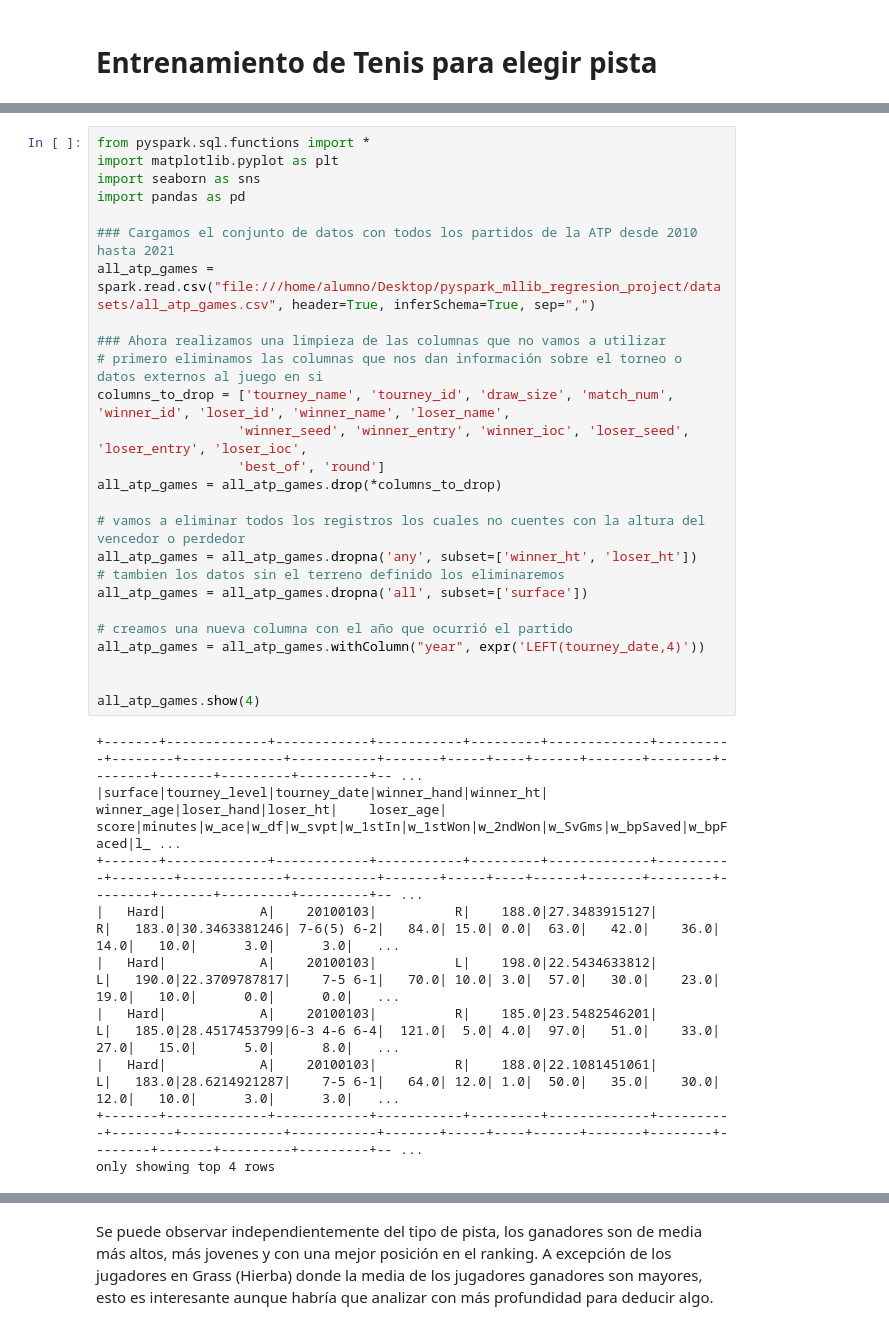
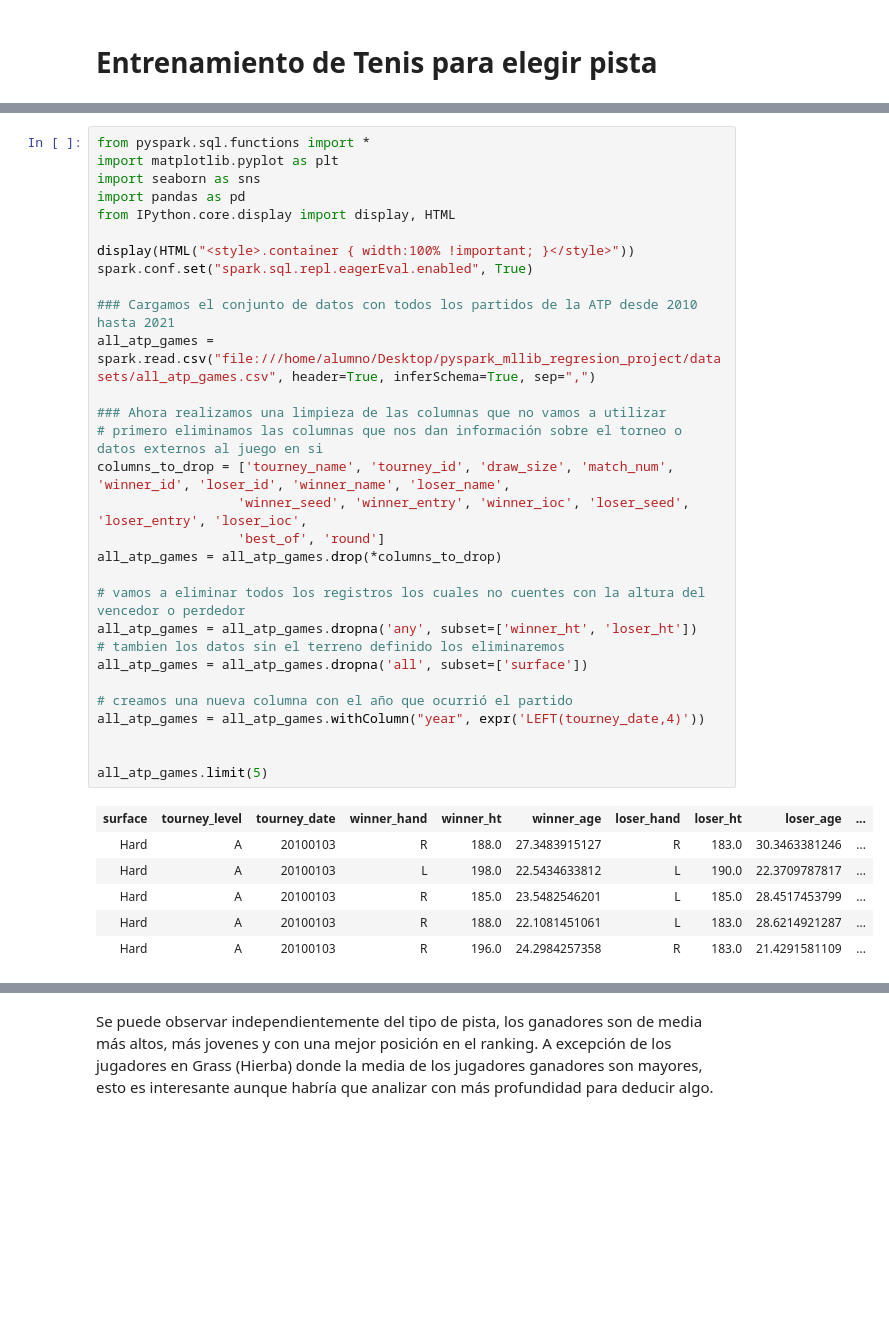
Before and after one commit to CarlosCanut/pyspark_mllib_regresion_project, a Jupyter notebook: proyecto_carlos_canut_tenis.ipynb, the cells around one changed output, grey strips where cells are left out. Cells and saved outputs as stored; diff of their text form; blank space fills up the shorter version.

```diff
--- a/proyecto_carlos_canut_tenis.ipynb
+++ b/proyecto_carlos_canut_tenis.ipynb
@@ -8,37 +8,38 @@ Para este proyecto vamos a utilizar el conjunto de datos de los partidos realiza
 # %%
 from pyspark.sql.functions import *
 import matplotlib.pyplot as plt
 import seaborn as sns
 import pandas as pd
+from IPython.core.display import display, HTML
+
+display(HTML("<style>.container { width:100% !important; }</style>"))
+spark.conf.set("spark.sql.repl.eagerEval.enabled", True)
 
 ### Cargamos el conjunto de datos con todos los partidos de la ATP desde 2010 hasta 2021
 all_atp_games = spark.read.csv("file:///home/alumno/Desktop/pyspark_mllib_regresion_project/datasets/all_atp_games.csv", header=True, inferSchema=True, sep=",")
 
 ### Ahora realizamos una limpieza de las columnas que no vamos a utilizar
 # primero eliminamos las columnas que nos dan información sobre el torneo o datos externos al juego en si
 columns_to_drop = ['tourney_name', 'tourney_id', 'draw_size', 'match_num', 'winner_id', 'loser_id', 'winner_name', 'loser_name',
                   'winner_seed', 'winner_entry', 'winner_ioc', 'loser_seed', 'loser_entry', 'loser_ioc',
                   'best_of', 'round']
 all_atp_games = all_atp_games.drop(*columns_to_drop)
 
 # vamos a eliminar todos los registros los cuales no cuentes con la altura del vencedor o perdedor
 all_atp_games = all_atp_games.dropna('any', subset=['winner_ht', 'loser_ht'])
 # tambien los datos sin el terreno definido los eliminaremos
 all_atp_games = all_atp_games.dropna('all', subset=['surface'])
 
 # creamos una nueva columna con el año que ocurrió el partido
 all_atp_games = all_atp_games.withColumn("year", expr('LEFT(tourney_date,4)'))
 
 
-all_atp_games.show(4)
+all_atp_games.limit(5)
 # %% [output]
-+-------+-------------+------------+-----------+---------+-------------+----------+--------+-------------+-----------+-------+-----+----+------+-------+--------+--------+-------+---------+---------+-- ...
-|surface|tourney_level|tourney_date|winner_hand|winner_ht|   winner_age|loser_hand|loser_ht|    loser_age|      score|minutes|w_ace|w_df|w_svpt|w_1stIn|w_1stWon|w_2ndWon|w_SvGms|w_bpSaved|w_bpFaced|l_ ...
-+-------+-------------+------------+-----------+---------+-------------+----------+--------+-------------+-----------+-------+-----+----+------+-------+--------+--------+-------+---------+---------+-- ...
-|   Hard|            A|    20100103|          R|    188.0|27.3483915127|         R|   183.0|30.3463381246| 7-6(5) 6-2|   84.0| 15.0| 0.0|  63.0|   42.0|    36.0|    14.0|   10.0|      3.0|      3.0|   ...
-|   Hard|            A|    20100103|          L|    198.0|22.5434633812|         L|   190.0|22.3709787817|    7-5 6-1|   70.0| 10.0| 3.0|  57.0|   30.0|    23.0|    19.0|   10.0|      0.0|      0.0|   ...
-|   Hard|            A|    20100103|          R|    185.0|23.5482546201|         L|   185.0|28.4517453799|6-3 4-6 6-4|  121.0|  5.0| 4.0|  97.0|   51.0|    33.0|    27.0|   15.0|      5.0|      8.0|   ...
-|   Hard|            A|    20100103|          R|    188.0|22.1081451061|         L|   183.0|28.6214921287|    7-5 6-1|   64.0| 12.0| 1.0|  50.0|   35.0|    30.0|    12.0|   10.0|      3.0|      3.0|   ...
-+-------+-------------+------------+-----------+---------+-------------+----------+--------+-------------+-----------+-------+-----+----+------+-------+--------+--------+-------+---------+---------+-- ...
-only showing top 4 rows
+| surface | tourney_level | tourney_date | winner_hand | winner_ht | winner_age | loser_hand | loser_ht | loser_age | ... |
+| Hard | A | 20100103 | R | 188.0 | 27.3483915127 | R | 183.0 | 30.3463381246 | ... |
+| Hard | A | 20100103 | L | 198.0 | 22.5434633812 | L | 190.0 | 22.3709787817 | ... |
+| Hard | A | 20100103 | R | 185.0 | 23.5482546201 | L | 185.0 | 28.4517453799 | ... |
+| Hard | A | 20100103 | R | 188.0 | 22.1081451061 | L | 183.0 | 28.6214921287 | ... |
+| Hard | A | 20100103 | R | 196.0 | 24.2984257358 | R | 183.0 | 21.4291581109 | ... |
 # %% [markdown]
```
Also changed, not shown: parts of 29 cells of this notebook.
